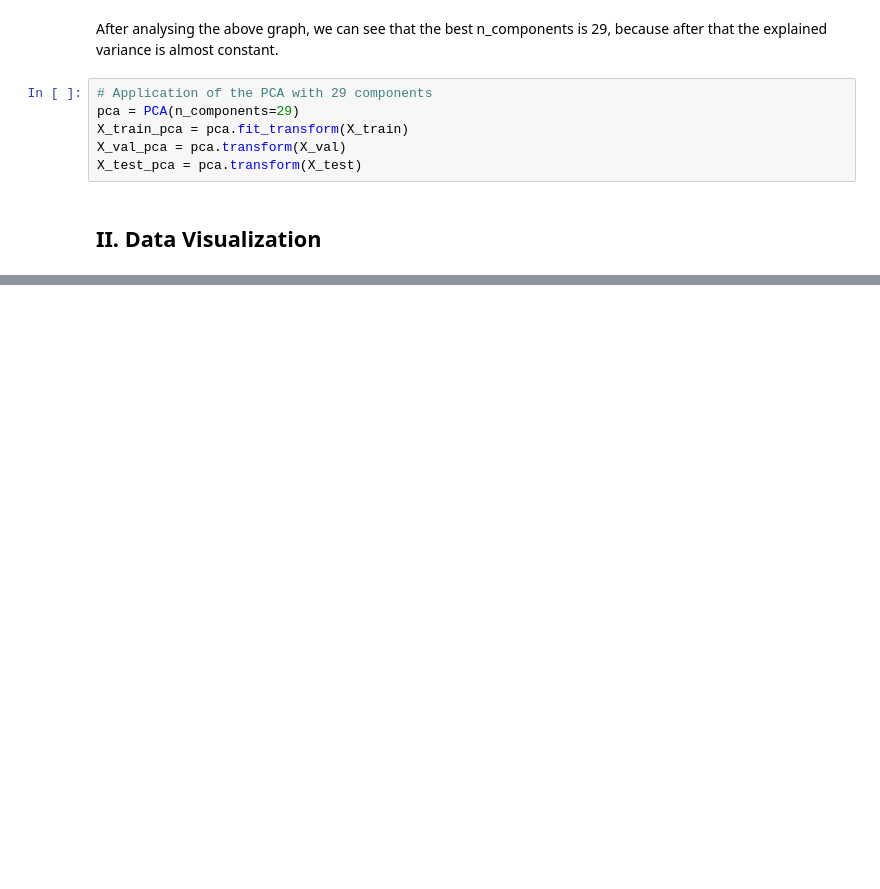
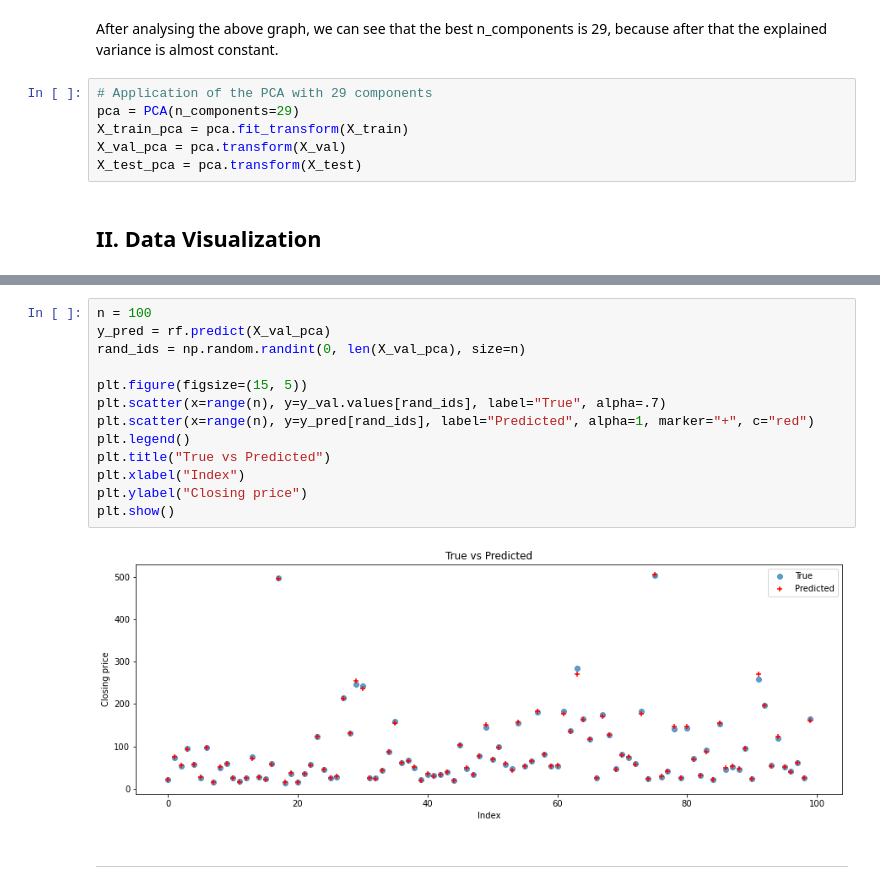
Before and after one commit to B-Manitas/StockMarketML, a Jupyter notebook: week.ipynb, the cells around one changed output, grey strips where cells are left out. Saved outputs shown, nothing was run; the diff lists cells and outputs as text; blank space fills up the shorter version.

```diff
--- a/week.ipynb
+++ b/week.ipynb
@@ -295,0 +443,17 @@ plt.show()
+# %%
+n = 100
+y_pred = rf.predict(X_val_pca)
+rand_ids = np.random.randint(0, len(X_val_pca), size=n)
+
+plt.figure(figsize=(15, 5))
+plt.scatter(x=range(n), y=y_val.values[rand_ids], label="True", alpha=.7)
+plt.scatter(x=range(n), y=y_pred[rand_ids], label="Predicted", alpha=1, marker="+", c="red")
+plt.legend()
+plt.title("True vs Predicted")
+plt.xlabel("Index")
+plt.ylabel("Closing price")
+plt.show()
+# %% [output]
+[figure, added]
+# %% [markdown]
+----
```
Also changed, not shown: parts of 25 cells of this notebook, 1 other file.
